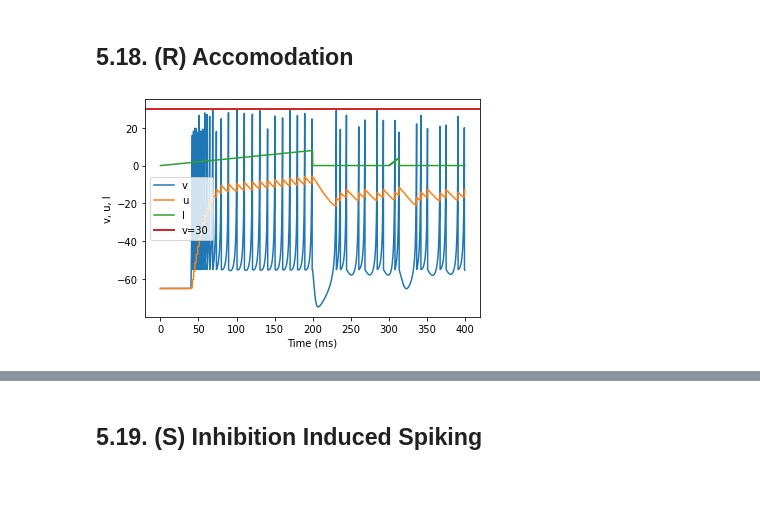
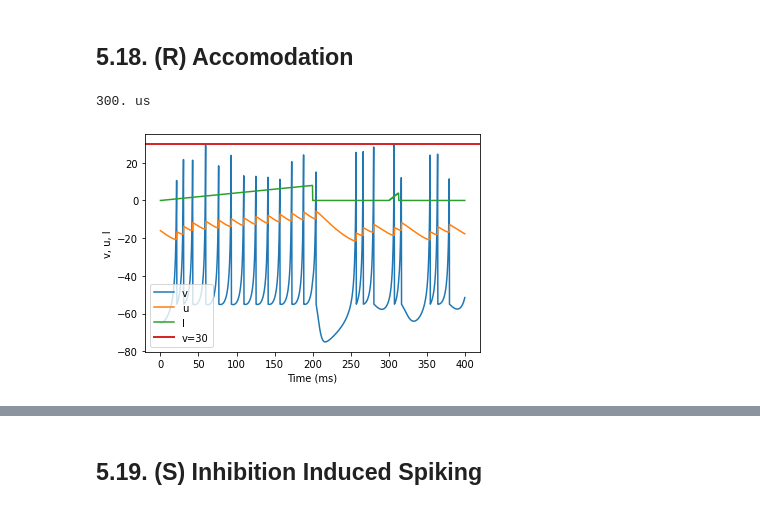
Before and after one commit to juletx/spiking-neural-network, a Jupyter notebook: notebooks/P44_Izhikevich_SNN_Model_NN_D2.ipynb, the cells around one changed output, grey strips where cells are left out. Drawn from its saved outputs; the diff is of its cells as text; code cells hidden in the pictures.

```diff
--- a/notebooks/P44_Izhikevich_SNN_Model_NN_D2.ipynb
+++ b/notebooks/P44_Izhikevich_SNN_Model_NN_D2.ipynb
@@ -323,5 +467,6 @@ model(a=1, c=-60, d=-21, fI='int(t>9*ms and t<11*ms)*20', V=-70, tau=1/0.1, dura
 # %%
-# Original model not working as expected. u=-16 has to be changed
-model(b=1, c=-55, d=4, fI='int(t<200*ms)*t/ms/25 + int(t>=300*ms and t<312.5*ms)*(t/ms-300)/12.5*4', V=-65, tau=1/0.5, duration=400)
+# Original parameters
+model3(b=1, c=-55, d=4, fI='int(t<200*ms)*t/ms/25 + int(t>=300*ms and t<312.5*ms)*(t/ms-300)/12.5*4', V=-65, tau=0.5, duration=400)
 # %% [output]
+300. us
-[figure, old version]
+[figure, new version]
```
Also changed, not shown: parts of 54 cells of this notebook.
